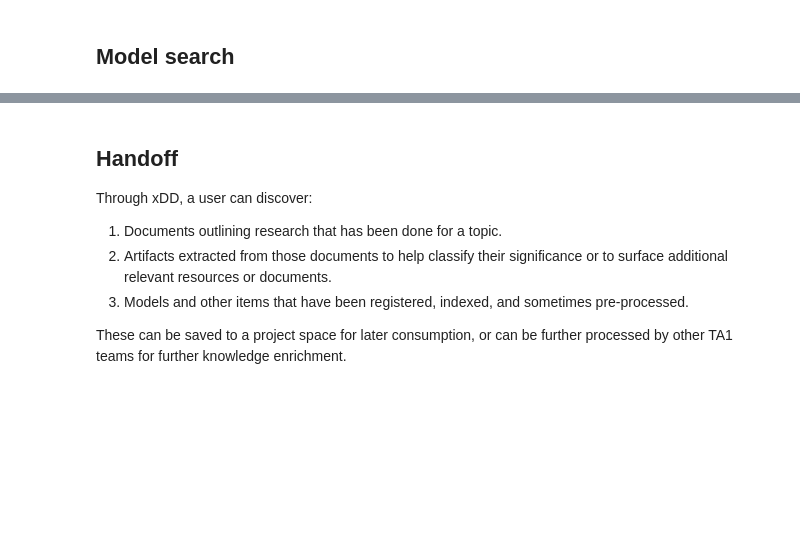
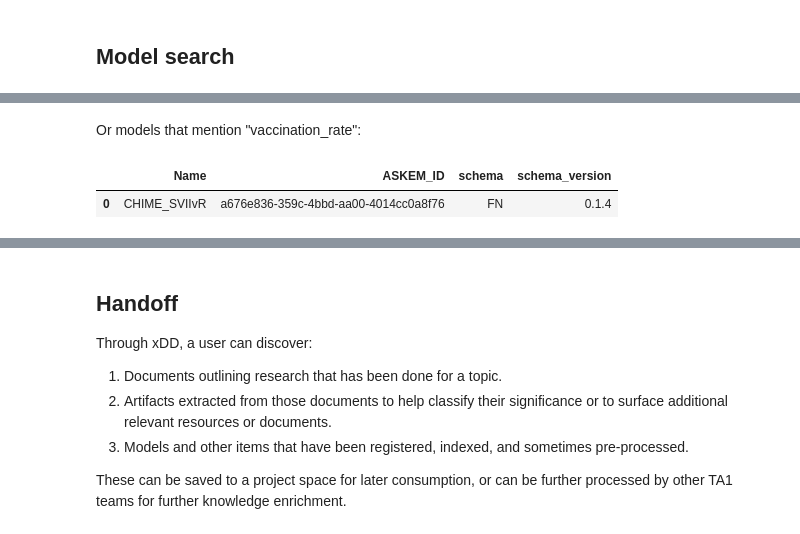
Before and after one commit to xDD-LAKE/Phase1, a Jupyter notebook: December_demo/xDD_LAKE_December_demo.ipynb, the cells around one changed output, grey strips where cells are left out. Saved outputs shown, nothing was run; the diff lists cells and outputs as text; code cells hidden in the pictures; blank space fills up the shorter version.

```diff
--- a/December_demo/xDD_LAKE_December_demo.ipynb
+++ b/December_demo/xDD_LAKE_December_demo.ipynb
@@ -182,0 +197,12 @@ Again, results are a mix of promising documents and relevant, but not immediatel
+# %% [markdown]
+Or models that mention "vaccination_rate":
+# %%
+resp = requests.get(f"{XDD_ASKEM_BASE_URL}&query_all=vaccination_rate")
+rdata = resp.json()['success']['data']
+data = []
+for d in rdata:
+    data.append((d['name'], d['ASKEM_ID'], d['schema'], d['schema_version']))
+pd.DataFrame(data, columns=["Name", "ASKEM_ID", "schema", "schema_version"])
+# %% [output]
+|  | Name | ASKEM_ID | schema | schema_version |
+| 0 | CHIME_SVIIvR | a676e836-359c-4bbd-aa00-4014cc0a8f76 | FN | 0.1.4 |
```
Also changed, not shown: parts of 11 cells of this notebook.
